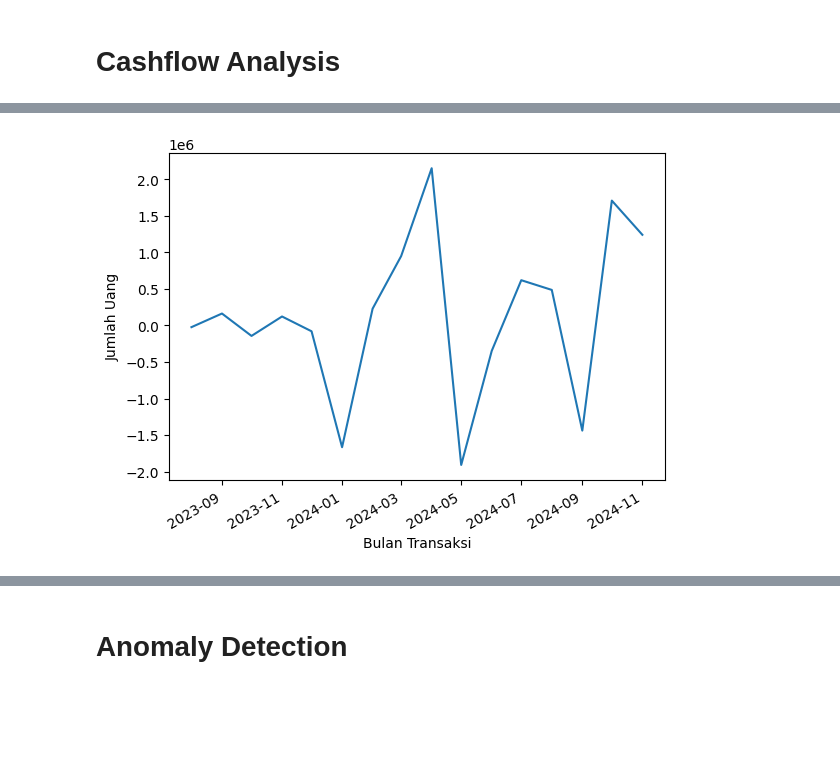
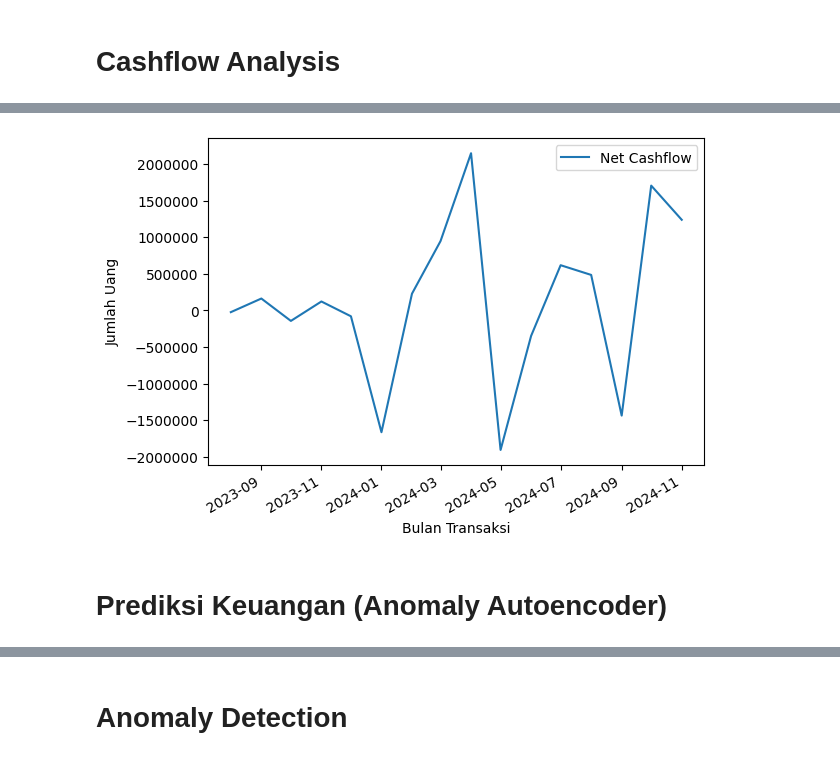
Before and after one commit to itsmaul/bangkit-capstone, a Jupyter notebook: All_Integrated.ipynb, the cells around one changed output, grey strips where cells are left out. Saved outputs shown, nothing was run; the diff lists cells and outputs as text; code cells hidden in the pictures; blank space fills up the shorter version.

```diff
--- a/All_Integrated.ipynb
+++ b/All_Integrated.ipynb
@@ -56,35 +61,40 @@ preprocess_data('merger_dataset.json')
 # %%
 #Min-Max Scaler Initialization
-scaler = MinMaxScaler(feature_range=(0, 1))
+income_scaler = MinMaxScaler(feature_range=(0, 1))
+expense_scaler = MinMaxScaler(feature_range=(0, 1))
+cashflow_scaler = MinMaxScaler(feature_range=(0, 1))
 # %%
 def time_series(data):
   # Rescaling dengan MinMaxScaler
-  total_income = scaler.fit_transform(data[['total_income']])
-  total_expense = scaler.fit_transform(data[['total_expense']])
-  net_cashflow = scaler.fit_transform(data[['net_cashflow']])
+  total_income = income_scaler.fit_transform(data[['total_income']])
+  total_expense = expense_scaler.fit_transform(data[['total_expense']])
+  net_cashflow = cashflow_scaler.fit_transform(data[['net_cashflow']])
 
   # Assign value variabel time dan series
-  time = pd.to_datetime(data['month'].astype(str)).tolist()
-  income = data['total_income'].tolist()
-  expense = data['total_expense'].tolist()
-  net_cashflow = data['net_cashflow'].tolist()
+  time = data['month'].tolist()
+  income = total_income.tolist()
+  expense = total_expense.tolist()
+  net_cashflow = net_cashflow.tolist()
 
   return time, income, expense, net_cashflow
 # %%
-DATA = 'merger_dataset.json'
-TIME, INCOME, EXPENSE, NET_CASHFLOW = time_series(preprocess_data(DATA))
+TIME, INCOME, EXPENSE, NET_CASHFLOW = time_series(data)
 
-INCOME_SCALED = scaler.inverse_transform(np.array(INCOME).reshape(-1,1)).flatten()
-EXPENSE_SCALED = scaler.inverse_transform(np.array(EXPENSE).reshape(-1,1)).flatten()
-NET_CASHFLOW_SCALED = scaler.inverse_transform(np.array(NET_CASHFLOW).reshape(-1,1)).flatten()
+INCOME_SCALED = income_scaler.inverse_transform(np.array(INCOME).reshape(-1,1)).flatten()
+EXPENSE_SCALED = expense_scaler.inverse_transform(np.array(EXPENSE).reshape(-1,1)).flatten()
+NET_CASHFLOW_SCALED = cashflow_scaler.inverse_transform(np.array(NET_CASHFLOW).reshape(-1,1)).flatten()
 # %%
 #Visualisasi Data
 
 def plot_value(time, value, label):
   plt.plot(time, value, label = label)
+  formatter = ticker.ScalarFormatter()
+  formatter.set_scientific(False)
   plt.xlabel("Bulan Transaksi")
   plt.ylabel("Jumlah Uang")
   plt.gca().xaxis.set_major_formatter(DateFormatter("%Y-%m"))
+  plt.gca().yaxis.set_major_formatter(formatter)
+  plt.legend()
   plt.gcf().autofmt_xdate()
   plt.show()
 # %%
@@ -98,7 +108,7 @@ plot_value(TIME, EXPENSE_SCALED, "Pengeluaran")
 # %%
-plot_value(TIME, NET_CASHFLOW, "Net Cashflow")
+plot_value(TIME, NET_CASHFLOW_SCALED, "Net Cashflow")
 # %% [output]
-[figure, old version]
+[figure, new version]
 # %%
 # Format data JSON
 data_for_export = {
@@ -116,3 +126,5 @@ data_for_export = {
 # Simpan ke JSON
 with open('clean_data.json', 'w') as json_file:
     json.dump(data_for_export, json_file, indent=1)
+# %% [markdown]
+# **Prediksi Keuangan (Anomaly Autoencoder)**
```
Also changed, not shown: parts of 25 cells of this notebook.
